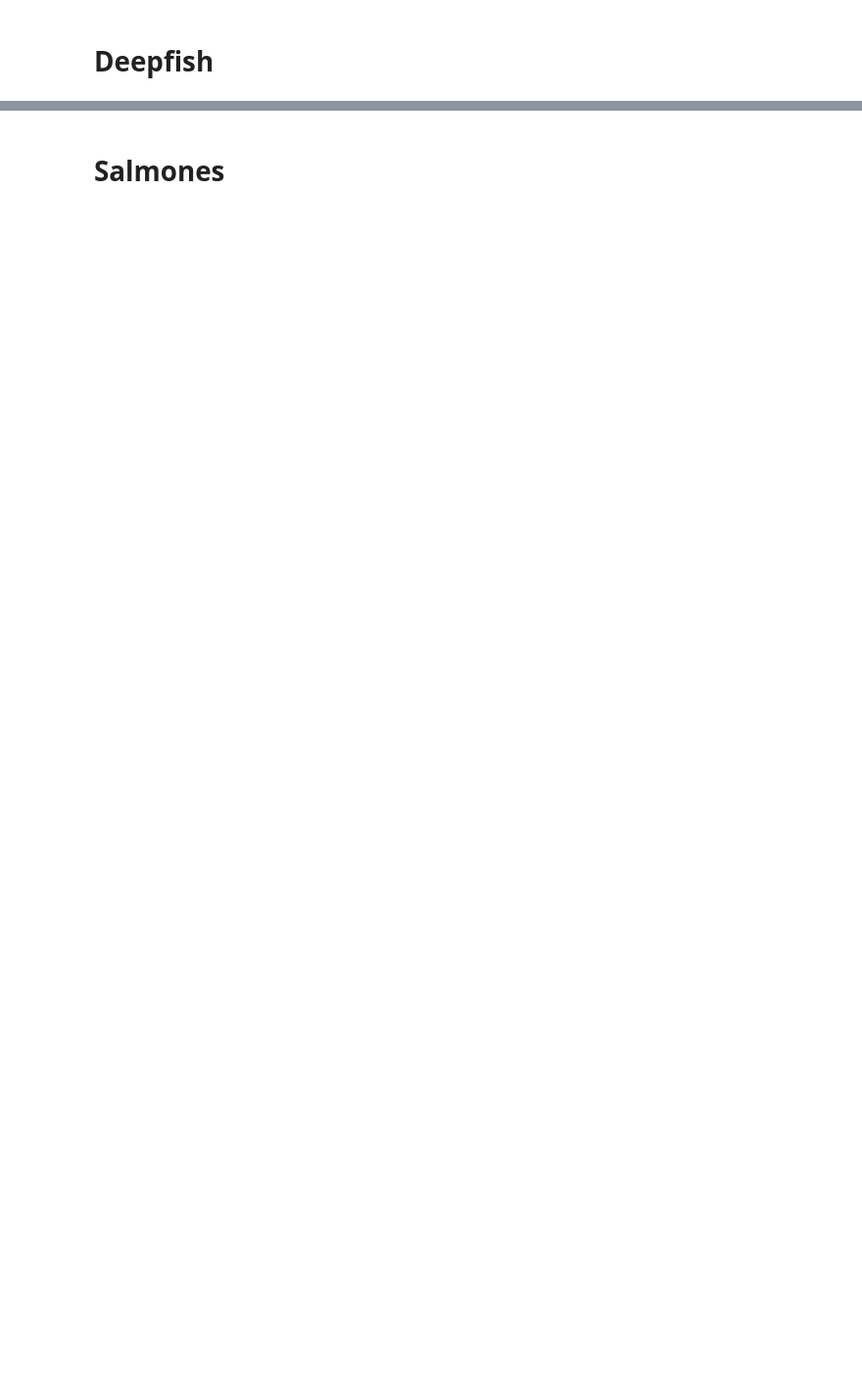
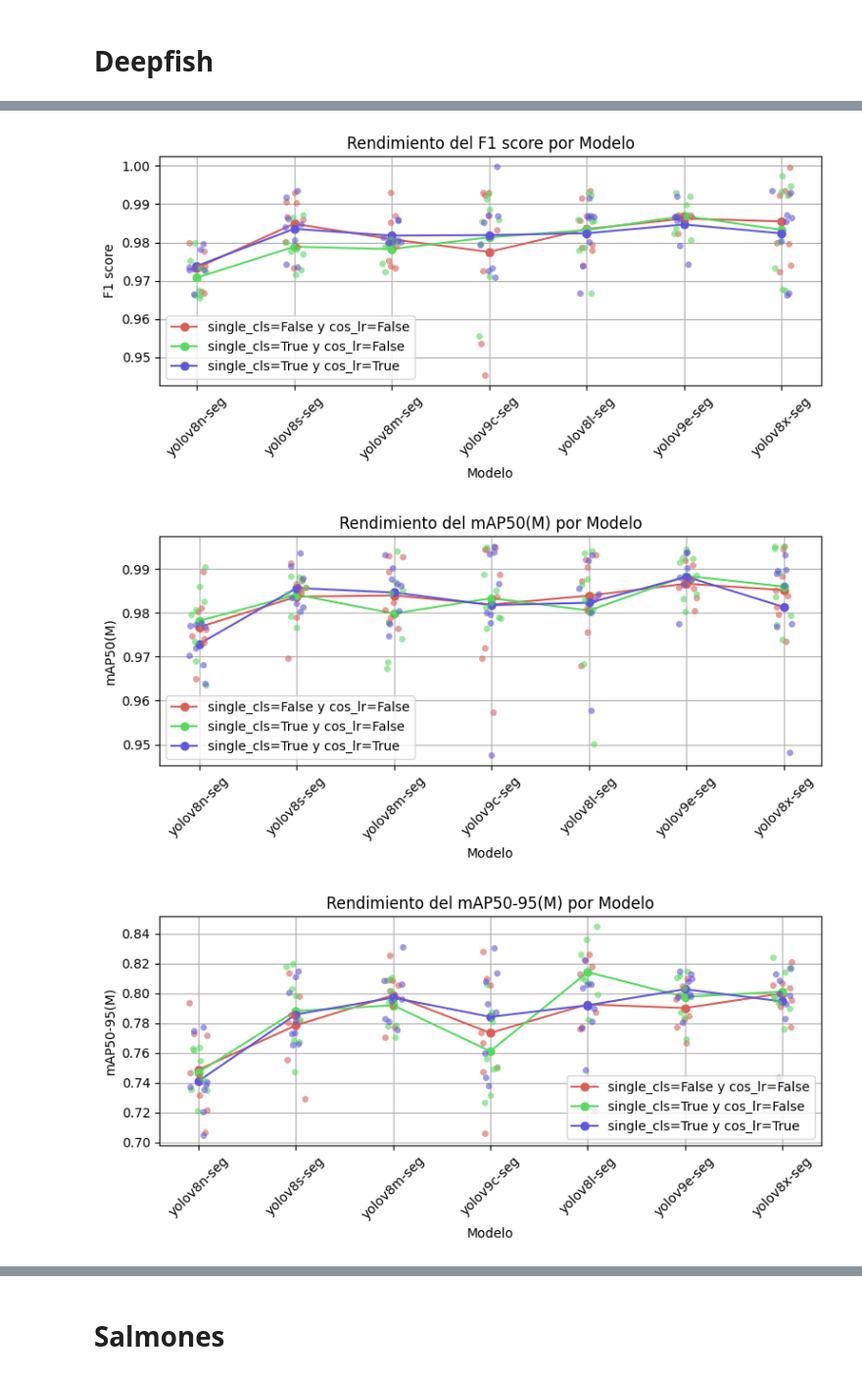
Before and after one commit to juliopchile/memoria, a Jupyter notebook: check_tune_results.ipynb, the cells around one changed output, grey strips where cells are left out. Shown at 98% size. Saved outputs shown, nothing was run; the diff lists cells and outputs as text; code cells hidden in the pictures; blank space fills up the shorter version.

```diff
--- a/check_tune_results.ipynb
+++ b/check_tune_results.ipynb
@@ -472,0 +745,8 @@ nuevo_diccionario_hyper_params
+# %%
+plot_metric([combined_1, combined_2, combined_4], 'F1_score', 'Model', labels_2)
+plot_metric([combined_1, combined_2, combined_4], 'mAP50(M)', 'Model', labels_2)
+plot_metric([combined_1, combined_2, combined_4], 'mAP50-95(M)', 'Model', labels_2)
+# %% [output]
+[figure, added]
+[figure, added]
+[figure, added]
```
Also changed, not shown: parts of 44 cells of this notebook, 6 other files.
